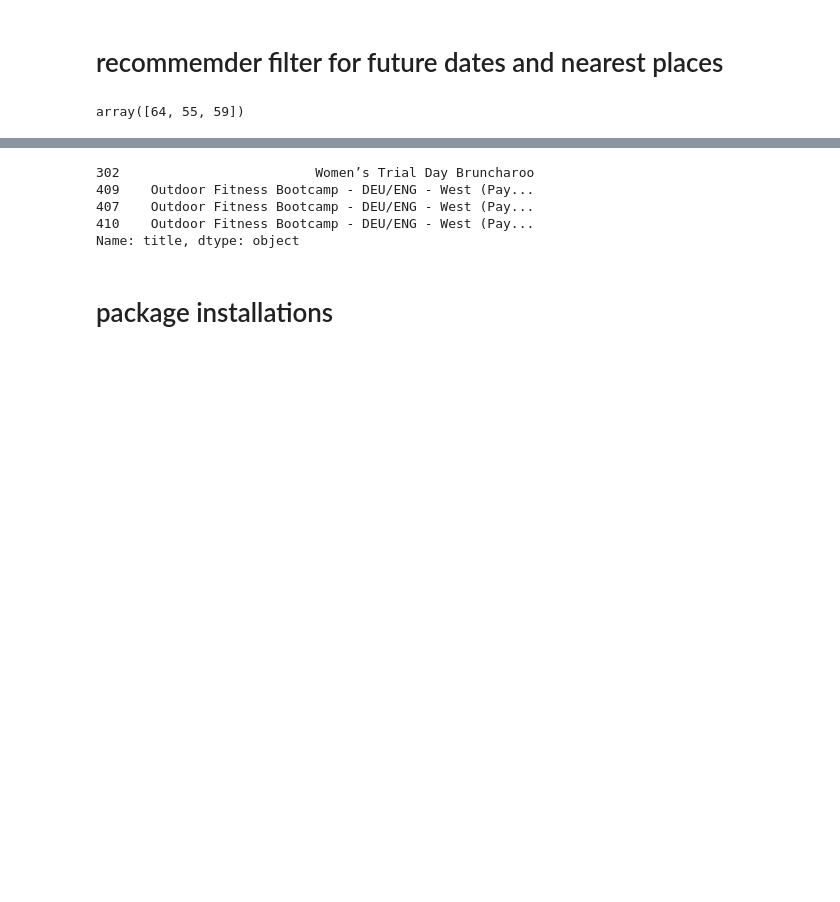
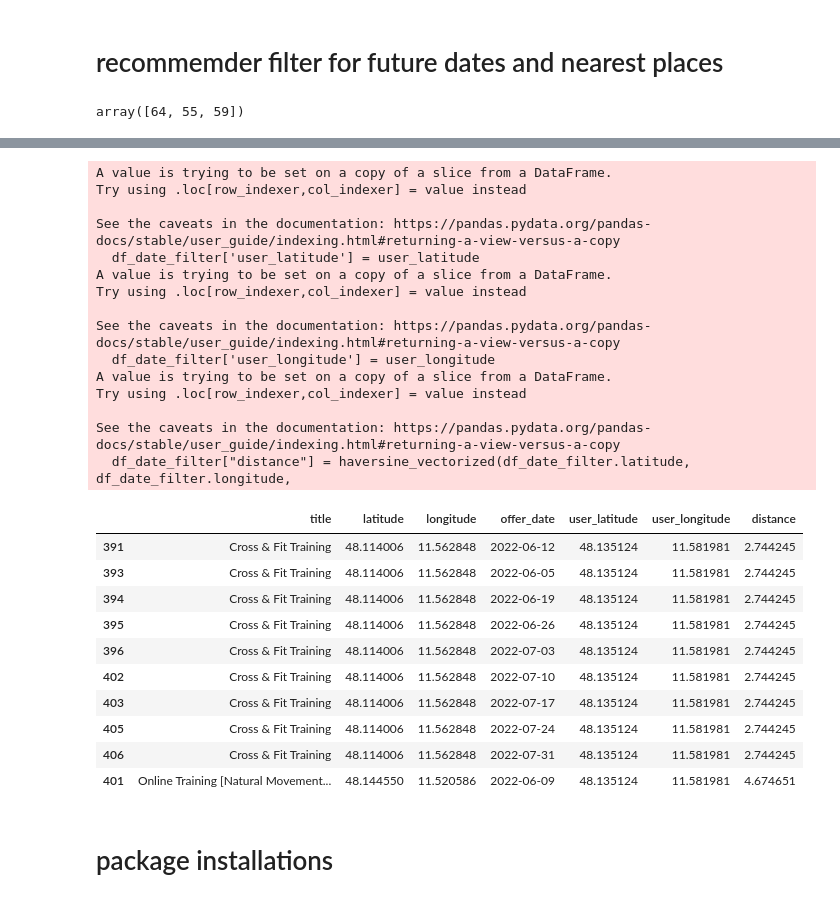
Before and after one commit to doode-1708/SportsExperiencePlatform, a Jupyter notebook: notebooks/sk_simple_recomender.ipynb, the cells around one changed output, grey strips where cells are left out. Saved outputs shown, nothing was run; the diff lists cells and outputs as text; code cells hidden in the pictures; blank space fills up the shorter version.

```diff
--- a/notebooks/sk_simple_recomender.ipynb
+++ b/notebooks/sk_simple_recomender.ipynb
@@ -453,7 +491,7 @@ def content_recommender(user_id, cosine_sim = cosine_sim, df = events_df, title_
 
 
 
-    return df_location_filter.title
+    return df_location_filter
 #     return user_latitude
 # %%
 ahoy_events_df.user_id.unique()
@@ -462,10 +516,31 @@ array([64, 55, 59])
 # %%
-content_recommender(55)
+content_recommender(59)
 # %% [output]
-302                         Women’s Trial Day Bruncharoo
-409    Outdoor Fitness Bootcamp - DEU/ENG - West (Pay...
-407    Outdoor Fitness Bootcamp - DEU/ENG - West (Pay...
-410    Outdoor Fitness Bootcamp - DEU/ENG - West (Pay...
-Name: title, dtype: object
+A value is trying to be set on a copy of a slice from a DataFrame.
+Try using .loc[row_indexer,col_indexer] = value instead
+
+See the caveats in the documentation: https://pandas.pydata.org/pandas-docs/stable/user_guide/indexing.html#returning-a-view-versus-a-copy
+  df_date_filter['user_latitude'] = user_latitude
+A value is trying to be set on a copy of a slice from a DataFrame.
+Try using .loc[row_indexer,col_indexer] = value instead
+
+See the caveats in the documentation: https://pandas.pydata.org/pandas-docs/stable/user_guide/indexing.html#returning-a-view-versus-a-copy
+  df_date_filter['user_longitude'] = user_longitude
+A value is trying to be set on a copy of a slice from a DataFrame.
+Try using .loc[row_indexer,col_indexer] = value instead
+
+See the caveats in the documentation: https://pandas.pydata.org/pandas-docs/stable/user_guide/indexing.html#returning-a-view-versus-a-copy
+  df_date_filter["distance"] = haversine_vectorized(df_date_filter.latitude, df_date_filter.longitude,
+|  | title | latitude | longitude | offer_date | user_latitude | user_longitude | distance |
+| 391 | Cross & Fit Training | 48.114006 | 11.562848 | 2022-06-12 | 48.135124 | 11.581981 | 2.744245 |
+| 393 | Cross & Fit Training | 48.114006 | 11.562848 | 2022-06-05 | 48.135124 | 11.581981 | 2.744245 |
+| 394 | Cross & Fit Training | 48.114006 | 11.562848 | 2022-06-19 | 48.135124 | 11.581981 | 2.744245 |
+| 395 | Cross & Fit Training | 48.114006 | 11.562848 | 2022-06-26 | 48.135124 | 11.581981 | 2.744245 |
+| 396 | Cross & Fit Training | 48.114006 | 11.562848 | 2022-07-03 | 48.135124 | 11.581981 | 2.744245 |
+| 402 | Cross & Fit Training | 48.114006 | 11.562848 | 2022-07-10 | 48.135124 | 11.581981 | 2.744245 |
+| 403 | Cross & Fit Training | 48.114006 | 11.562848 | 2022-07-17 | 48.135124 | 11.581981 | 2.744245 |
+| 405 | Cross & Fit Training | 48.114006 | 11.562848 | 2022-07-24 | 48.135124 | 11.581981 | 2.744245 |
+| 406 | Cross & Fit Training | 48.114006 | 11.562848 | 2022-07-31 | 48.135124 | 11.581981 | 2.744245 |
+| 401 | Online Training [Natural Movement... | 48.144550 | 11.520586 | 2022-06-09 | 48.135124 | 11.581981 | 4.674651 |
 # %% [markdown]
 # package installations
```
Also changed, not shown: parts of 9 cells of this notebook, 7 other files.
